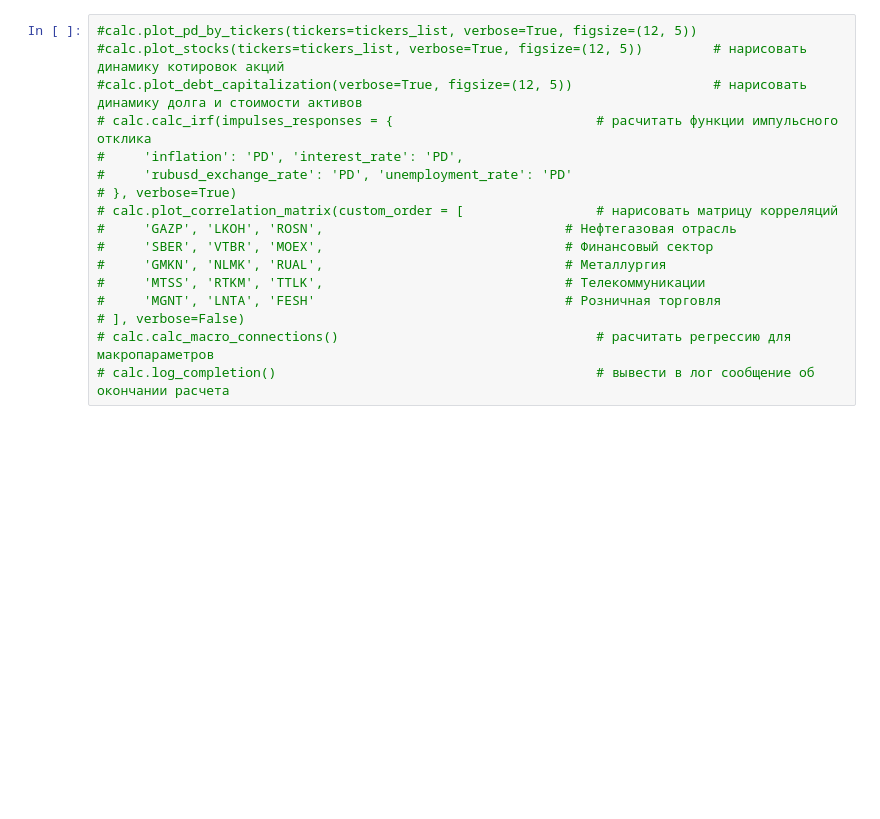
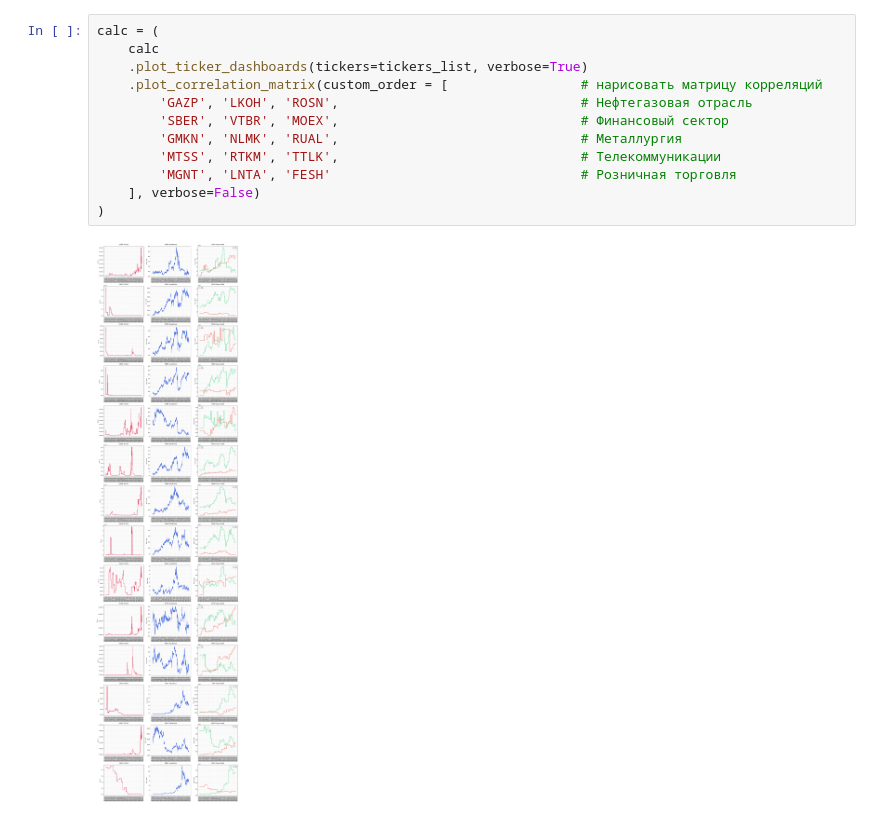
Before and after one commit to MaximKiryakin/Diploma, a Jupyter notebook: masters/main.ipynb, the cells around one changed output. Saved outputs shown, nothing was run; the diff lists cells and outputs as text; blank space fills up the shorter version.

```diff
--- a/masters/main.ipynb
+++ b/masters/main.ipynb
@@ -116,17 +115,14 @@ P/E                    14.30%
 # %%
-#calc.plot_pd_by_tickers(tickers=tickers_list, verbose=True, figsize=(12, 5))
-#calc.plot_stocks(tickers=tickers_list, verbose=True, figsize=(12, 5))         # нарисовать динамику котировок акций
-#calc.plot_debt_capitalization(verbose=True, figsize=(12, 5))                  # нарисовать динамику долга и стоимости активов
-# calc.calc_irf(impulses_responses = {                          # расчитать функции импульсного отклика
-#     'inflation': 'PD', 'interest_rate': 'PD',
-#     'rubusd_exchange_rate': 'PD', 'unemployment_rate': 'PD'
-# }, verbose=True)
-# calc.plot_correlation_matrix(custom_order = [                 # нарисовать матрицу корреляций
-#     'GAZP', 'LKOH', 'ROSN',                               # Нефтегазовая отрасль
-#     'SBER', 'VTBR', 'MOEX',                               # Финансовый сектор
-#     'GMKN', 'NLMK', 'RUAL',                               # Металлургия
-#     'MTSS', 'RTKM', 'TTLK',                               # Телекоммуникации
-#     'MGNT', 'LNTA', 'FESH'                                # Розничная торговля
-# ], verbose=False)
-# calc.calc_macro_connections()                                 # расчитать регрессию для макропараметров
-# calc.log_completion()                                         # вывести в лог сообщение об окончании расчета
+calc = (
+    calc
+    .plot_ticker_dashboards(tickers=tickers_list, verbose=True)
+    .plot_correlation_matrix(custom_order = [                 # нарисовать матрицу корреляций
+        'GAZP', 'LKOH', 'ROSN',                               # Нефтегазовая отрасль
+        'SBER', 'VTBR', 'MOEX',                               # Финансовый сектор
+        'GMKN', 'NLMK', 'RUAL',                               # Металлургия
+        'MTSS', 'RTKM', 'TTLK',                               # Телекоммуникации
+        'MGNT', 'LNTA', 'FESH'                                # Розничная торговля
+    ], verbose=False)
+)
+# %% [output]
+[figure, added]
```
Also changed, not shown: parts of 11 cells of this notebook.
